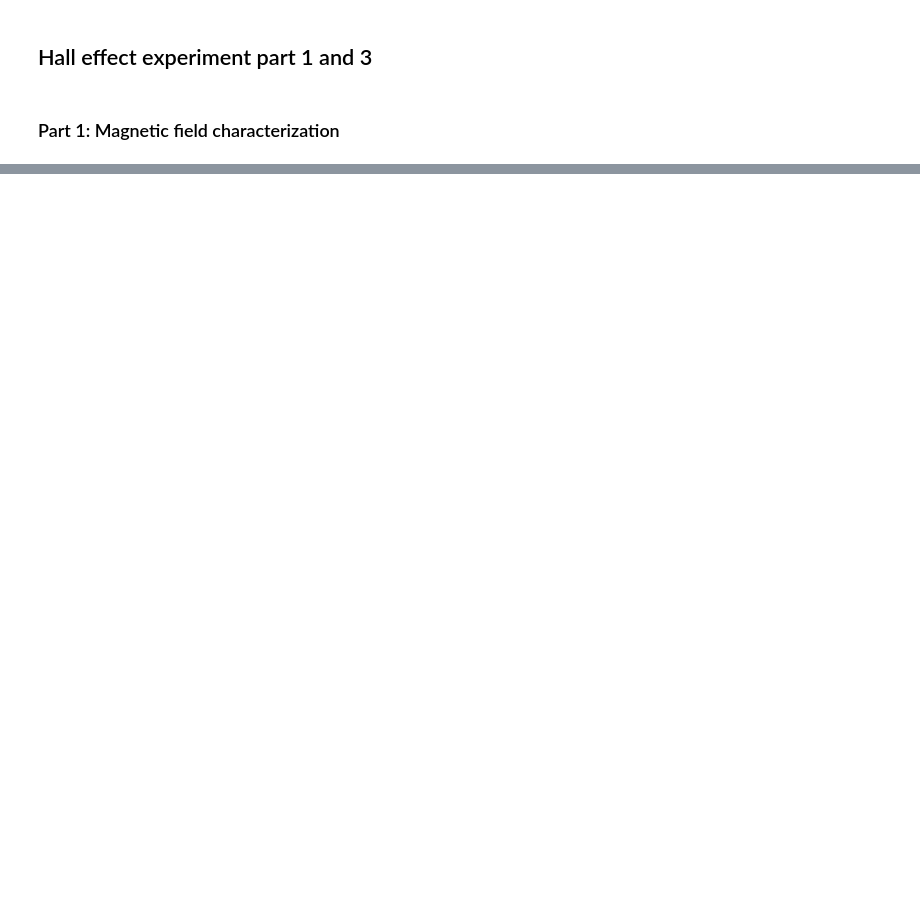
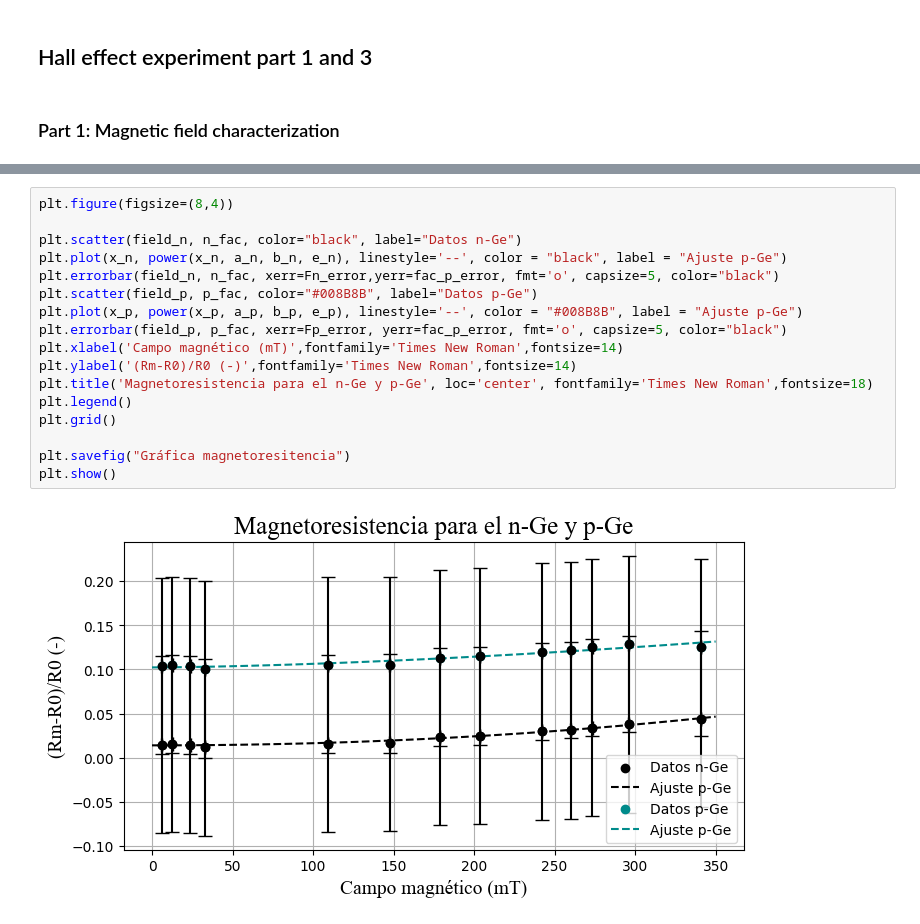
Before and after one commit to karemjruiano/laboratorio-intermedio, a Jupyter notebook: Efecto Hall/Part_1_and_3.ipynb, the cells around one changed output, grey strips where cells are left out. Cells and saved outputs as stored; diff of their text form; blank space fills up the shorter version.

```diff
--- a/Efecto Hall/Part_1_and_3.ipynb
+++ b/Efecto Hall/Part_1_and_3.ipynb
@@ -20,0 +950,19 @@ FileNotFoundError: [Errno 2] No such file or directory: 'Campo_magnético.csv'
+# %%
+plt.figure(figsize=(8,4))
+
+plt.scatter(field_n, n_fac, color="black", label="Datos n-Ge")
+plt.plot(x_n, power(x_n, a_n, b_n, e_n), linestyle='--', color = "black", label = "Ajuste p-Ge")
+plt.errorbar(field_n, n_fac, xerr=Fn_error,yerr=fac_p_error, fmt='o', capsize=5, color="black")
+plt.scatter(field_p, p_fac, color="#008B8B", label="Datos p-Ge")
+plt.plot(x_p, power(x_p, a_p, b_p, e_p), linestyle='--', color = "#008B8B", label = "Ajuste p-Ge")
+plt.errorbar(field_p, p_fac, xerr=Fp_error, yerr=fac_p_error, fmt='o', capsize=5, color="black")
+plt.xlabel('Campo magnético (mT)',fontfamily='Times New Roman',fontsize=14)
+plt.ylabel('(Rm-R0)/R0 (-)',fontfamily='Times New Roman',fontsize=14)
+plt.title('Magnetoresistencia para el n-Ge y p-Ge', loc='center', fontfamily='Times New Roman',fontsize=18)
+plt.legend()
+plt.grid()
+
+plt.savefig("Gráfica magnetoresitencia")
+plt.show()
+# %% [output]
+[figure, added]
```
Also changed, not shown: parts of 48 cells of this notebook, 2 other files.
